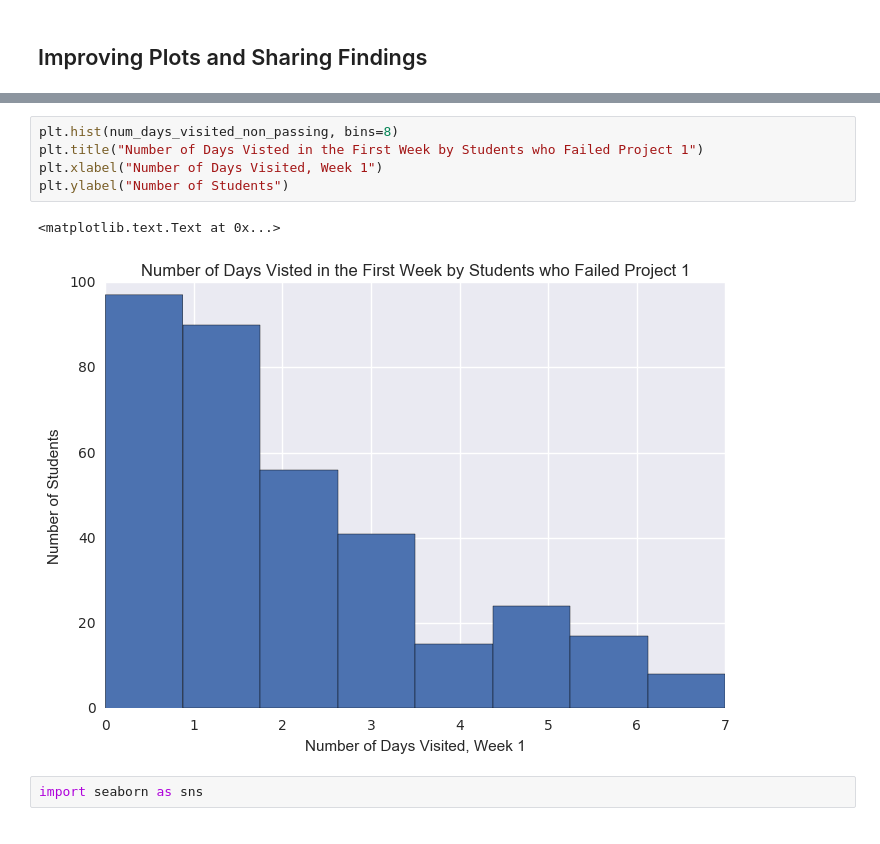
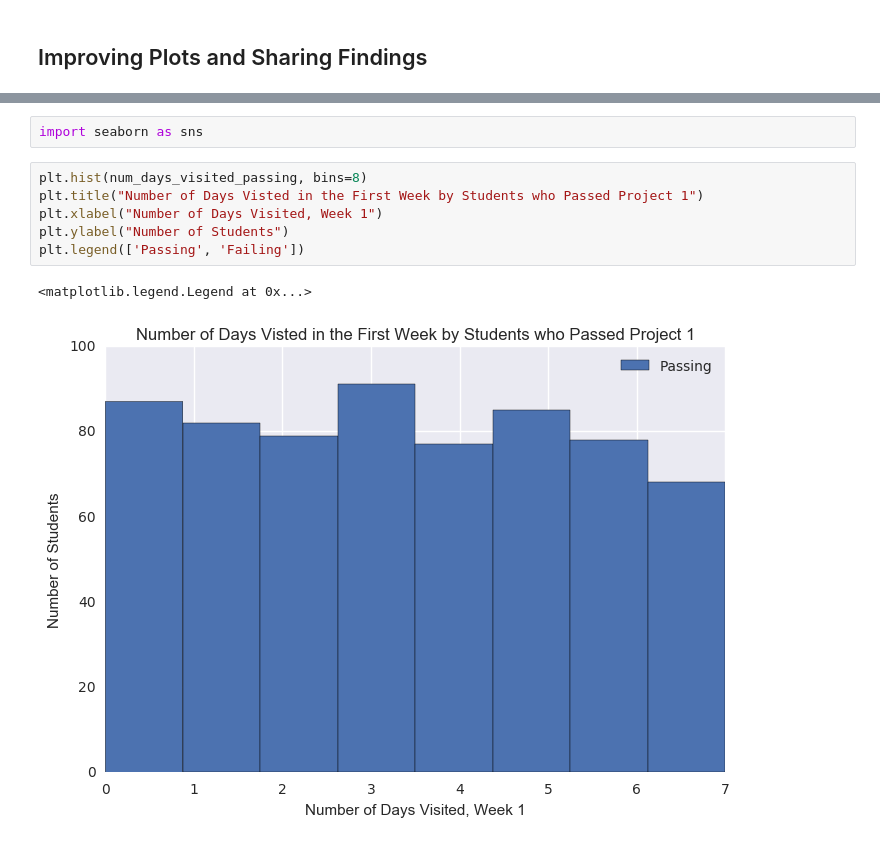
Before and after one commit to SherylHohman/intro-to-data-analysis, a Jupyter notebook: L1_Starter_Code.ipynb, the cells around one changed output, grey strips where cells are left out. Saved outputs shown, nothing was run; the diff lists cells and outputs as text.

```diff
--- a/L1_Starter_Code.ipynb
+++ b/L1_Starter_Code.ipynb
@@ -667,10 +657,11 @@ plt.ylabel("Number of Students")
-# %%
-plt.hist(num_days_visited_non_passing, bins=8)
-plt.title("Number of Days Visted in the First Week by Students who Failed Project 1")
-plt.xlabel("Number of Days Visited, Week 1")
-plt.ylabel("Number of Students")
-# %% [output]
-<matplotlib.text.Text at 0x...>
-[figure, removed]
 # %%
 import seaborn as sns
+# %%
+plt.hist(num_days_visited_passing, bins=8)
+plt.title("Number of Days Visted in the First Week by Students who Passed Project 1")
+plt.xlabel("Number of Days Visited, Week 1")
+plt.ylabel("Number of Students")
+plt.legend(['Passing', 'Failing'])
+# %% [output]
+<matplotlib.legend.Legend at 0x...>
+[figure, added]
```
Also changed, not shown: parts of 10 cells of this notebook, 2 other files.
